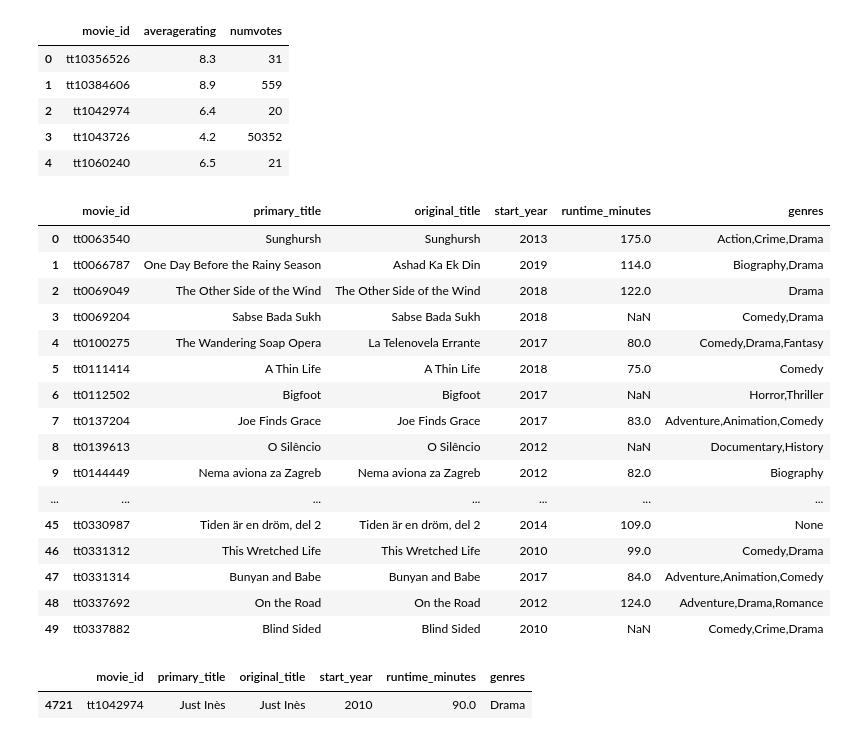
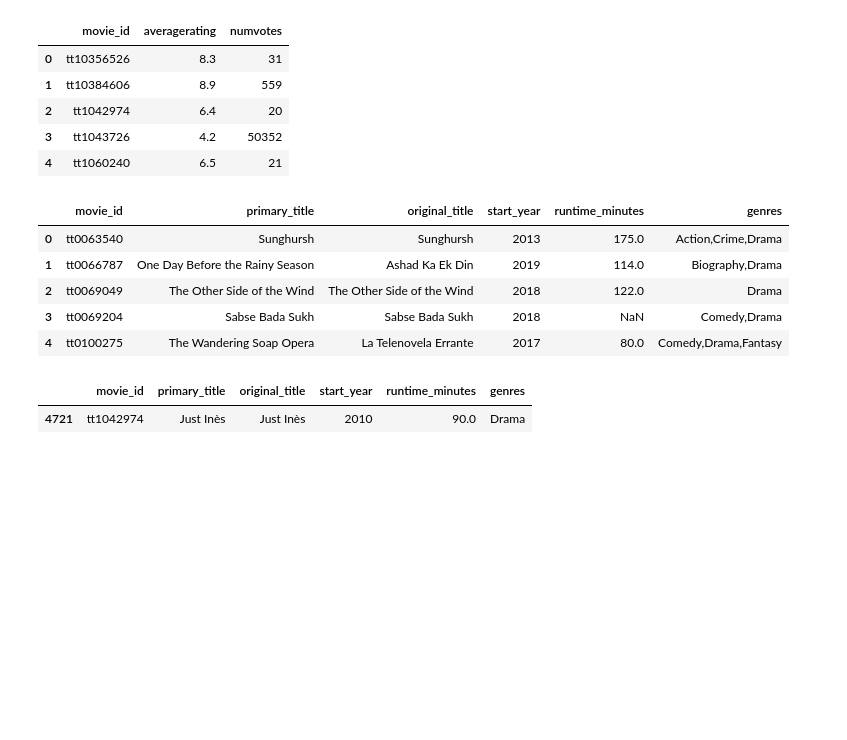
Before and after one commit to learn-co-curriculum/dsc-phase-1-project-v2-4, a Jupyter notebook: Yue_copy.ipynb, the cells around one changed output. Saved outputs shown, nothing was run; the diff lists cells and outputs as text; code cells hidden in the pictures; blank space fills up the shorter version.

```diff
--- a/Yue_copy.ipynb
+++ b/Yue_copy.ipynb
@@ -49,26 +50,15 @@ df_rating.head()
 # %%
 df_basics = pd.read_sql("""
                         SELECT *
                         FROM movie_basics """, con)
-df_basics.head(50)
+df_basics.head()
 # %% [output]
 |  | movie_id | primary_title | original_title | start_year | runtime_minutes | genres |
 | 0 | tt0063540 | Sunghursh | Sunghursh | 2013 | 175.0 | Action,Crime,Drama |
 | 1 | tt0066787 | One Day Before the Rainy Season | Ashad Ka Ek Din | 2019 | 114.0 | Biography,Drama |
 | 2 | tt0069049 | The Other Side of the Wind | The Other Side of the Wind | 2018 | 122.0 | Drama |
 | 3 | tt0069204 | Sabse Bada Sukh | Sabse Bada Sukh | 2018 | NaN | Comedy,Drama |
 | 4 | tt0100275 | The Wandering Soap Opera | La Telenovela Errante | 2017 | 80.0 | Comedy,Drama,Fantasy |
-| 5 | tt0111414 | A Thin Life | A Thin Life | 2018 | 75.0 | Comedy |
-| 6 | tt0112502 | Bigfoot | Bigfoot | 2017 | NaN | Horror,Thriller |
-| 7 | tt0137204 | Joe Finds Grace | Joe Finds Grace | 2017 | 83.0 | Adventure,Animation,Comedy |
-| 8 | tt0139613 | O Silêncio | O Silêncio | 2012 | NaN | Documentary,History |
-| 9 | tt0144449 | Nema aviona za Zagreb | Nema aviona za Zagreb | 2012 | 82.0 | Biography |
-| ... | ... | ... | ... | ... | ... | ... |
-| 45 | tt0330987 | Tiden är en dröm, del 2 | Tiden är en dröm, del 2 | 2014 | 109.0 | None |
-| 46 | tt0331312 | This Wretched Life | This Wretched Life | 2010 | 99.0 | Comedy,Drama |
-| 47 | tt0331314 | Bunyan and Babe | Bunyan and Babe | 2017 | 84.0 | Adventure,Animation,Comedy |
-| 48 | tt0337692 | On the Road | On the Road | 2012 | 124.0 | Adventure,Drama,Romance |
-| 49 | tt0337882 | Blind Sided | Blind Sided | 2010 | NaN | Comedy,Crime,Drama |
 # %%
 df_basics.loc[df_basics['movie_id']=='tt1042974']
 # %% [output]
```
Also changed, not shown: parts of 20 cells of this notebook.
